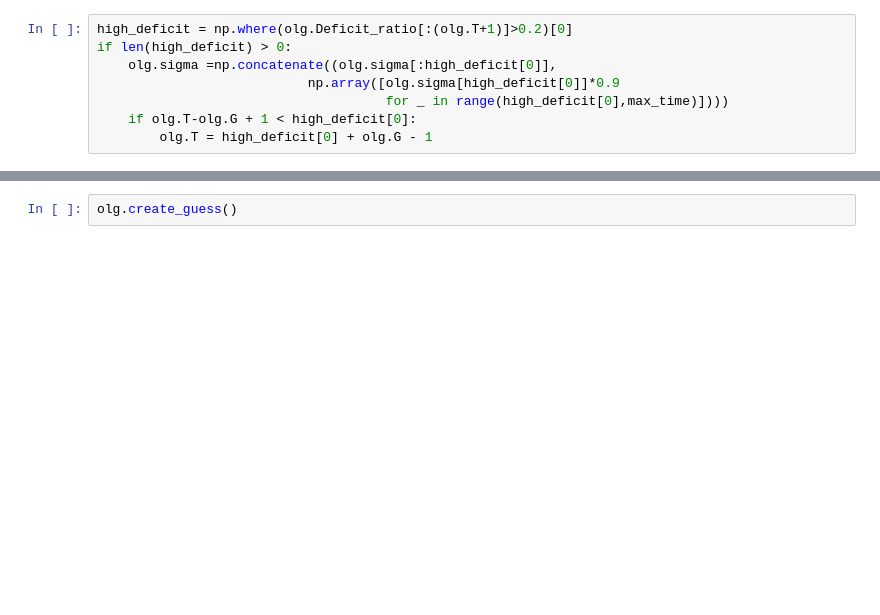
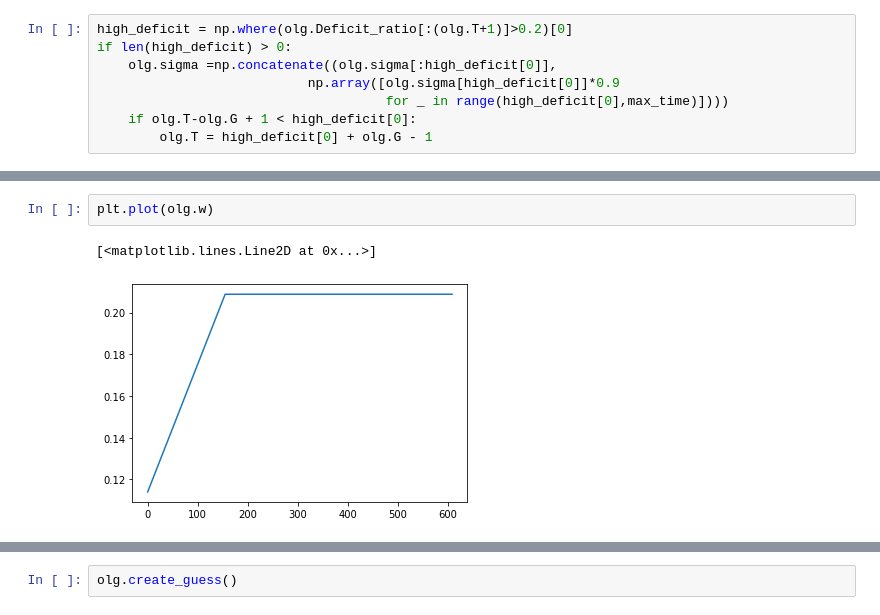
Before and after one commit to mkhlgrv/olg, a Jupyter notebook: steady_state.ipynb, the cells around one changed output, grey strips where cells are left out. Drawn from its saved outputs; the diff is of its cells as text; blank space fills up the shorter version.

```diff
--- a/steady_state.ipynb
+++ b/steady_state.ipynb
@@ -627,0 +692,5 @@ if len(high_deficit) > 0:
+# %%
+plt.plot(olg.w)
+# %% [output]
+[<matplotlib.lines.Line2D at 0x...>]
+[figure, added]
```
Also changed, not shown: parts of 28 cells of this notebook.
